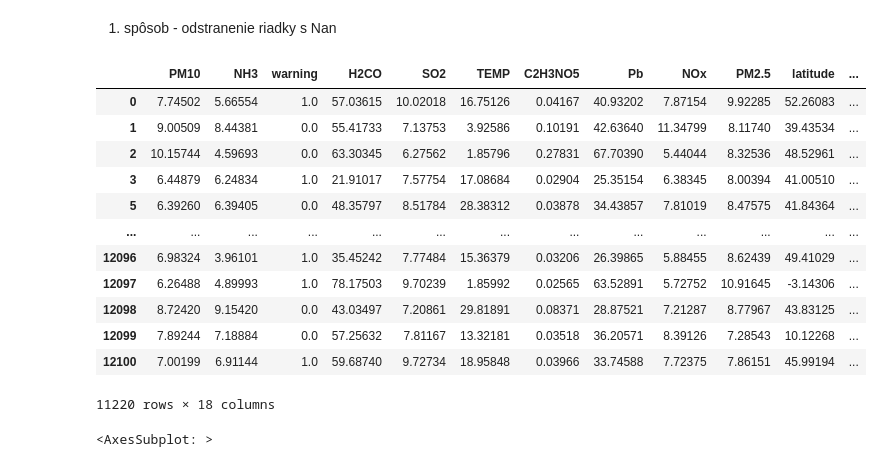
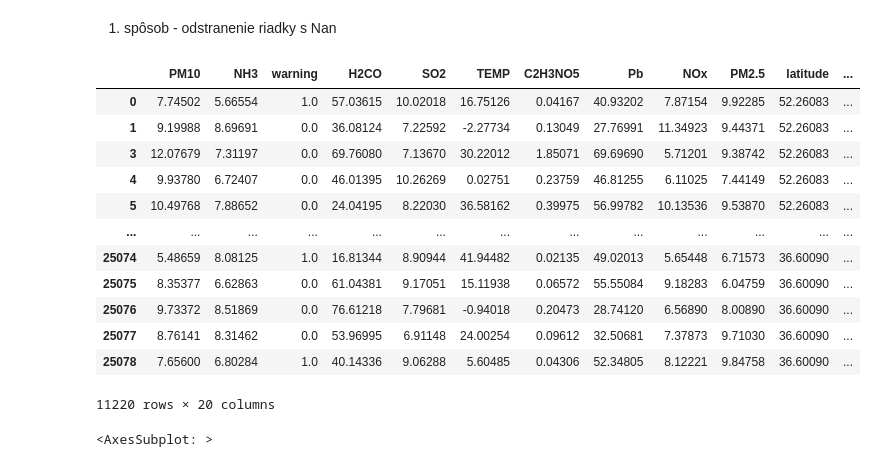
Before and after one commit to ImrichDiscantiny/Python, a Jupyter notebook: Faza_2.ipynb, the cells around one changed output. Cells and saved outputs as stored; diff of their text form; code cells hidden in the pictures.

```diff
--- a/Faza_2.ipynb
+++ b/Faza_2.ipynb
@@ -112,22 +118,22 @@ sns.heatmap(df_helper.corr(), ax=ax, annot=True, fmt=".3f")
 # %% [markdown]
 1. spôsob - odstranenie riadky s Nan
 # %%
-df_notNaN = measurements.dropna()
+df_notNaN = merged_df.dropna()
 df_notNaN
 # %% [output]
 |  | PM10 | NH3 | warning | H2CO | SO2 | TEMP | C2H3NO5 | Pb | NOx | PM2.5 | latitude | ... |
 | 0 | 7.74502 | 5.66554 | 1.0 | 57.03615 | 10.02018 | 16.75126 | 0.04167 | 40.93202 | 7.87154 | 9.92285 | 52.26083 | ... |
-| 1 | 9.00509 | 8.44381 | 0.0 | 55.41733 | 7.13753 | 3.92586 | 0.10191 | 42.63640 | 11.34799 | 8.11740 | 39.43534 | ... |
-| 2 | 10.15744 | 4.59693 | 0.0 | 63.30345 | 6.27562 | 1.85796 | 0.27831 | 67.70390 | 5.44044 | 8.32536 | 48.52961 | ... |
-| 3 | 6.44879 | 6.24834 | 1.0 | 21.91017 | 7.57754 | 17.08684 | 0.02904 | 25.35154 | 6.38345 | 8.00394 | 41.00510 | ... |
-| 5 | 6.39260 | 6.39405 | 0.0 | 48.35797 | 8.51784 | 28.38312 | 0.03878 | 34.43857 | 7.81019 | 8.47575 | 41.84364 | ... |
+| 1 | 9.19988 | 8.69691 | 0.0 | 36.08124 | 7.22592 | -2.27734 | 0.13049 | 27.76991 | 11.34923 | 9.44371 | 52.26083 | ... |
+| 3 | 12.07679 | 7.31197 | 0.0 | 69.76080 | 7.13670 | 30.22012 | 1.85071 | 69.69690 | 5.71201 | 9.38742 | 52.26083 | ... |
+| 4 | 9.93780 | 6.72407 | 0.0 | 46.01395 | 10.26269 | 0.02751 | 0.23759 | 46.81255 | 6.11025 | 7.44149 | 52.26083 | ... |
+| 5 | 10.49768 | 7.88652 | 0.0 | 24.04195 | 8.22030 | 36.58162 | 0.39975 | 56.99782 | 10.13536 | 9.53870 | 52.26083 | ... |
 | ... | ... | ... | ... | ... | ... | ... | ... | ... | ... | ... | ... | ... |
-| 12096 | 6.98324 | 3.96101 | 1.0 | 35.45242 | 7.77484 | 15.36379 | 0.03206 | 26.39865 | 5.88455 | 8.62439 | 49.41029 | ... |
-| 12097 | 6.26488 | 4.89993 | 1.0 | 78.17503 | 9.70239 | 1.85992 | 0.02565 | 63.52891 | 5.72752 | 10.91645 | -3.14306 | ... |
-| 12098 | 8.72420 | 9.15420 | 0.0 | 43.03497 | 7.20861 | 29.81891 | 0.08371 | 28.87521 | 7.21287 | 8.77967 | 43.83125 | ... |
-| 12099 | 7.89244 | 7.18884 | 0.0 | 57.25632 | 7.81167 | 13.32181 | 0.03518 | 36.20571 | 8.39126 | 7.28543 | 10.12268 | ... |
-| 12100 | 7.00199 | 6.91144 | 1.0 | 59.68740 | 9.72734 | 18.95848 | 0.03966 | 33.74588 | 7.72375 | 7.86151 | 45.99194 | ... |
+| 25074 | 5.48659 | 8.08125 | 1.0 | 16.81344 | 8.90944 | 41.94482 | 0.02135 | 49.02013 | 5.65448 | 6.71573 | 36.60090 | ... |
+| 25075 | 8.35377 | 6.62863 | 0.0 | 61.04381 | 9.17051 | 15.11938 | 0.06572 | 55.55084 | 9.18283 | 6.04759 | 36.60090 | ... |
+| 25076 | 9.73372 | 8.51869 | 0.0 | 76.61218 | 7.79681 | -0.94018 | 0.20473 | 28.74120 | 6.56890 | 8.00890 | 36.60090 | ... |
+| 25077 | 8.76141 | 8.31462 | 0.0 | 53.96995 | 6.91148 | 24.00254 | 0.09612 | 32.50681 | 7.37873 | 9.71030 | 36.60090 | ... |
+| 25078 | 7.65600 | 6.80284 | 1.0 | 40.14336 | 9.06288 | 5.60485 | 0.04306 | 52.34805 | 8.12221 | 9.84758 | 36.60090 | ... |
-11220 rows × 18 columns
+11220 rows × 20 columns
 # %%
 df_helper = df_notNaN.copy()
 df_helper.drop('latitude', inplace=True, axis=1)
```
Also changed, not shown: parts of 11 cells of this notebook.
